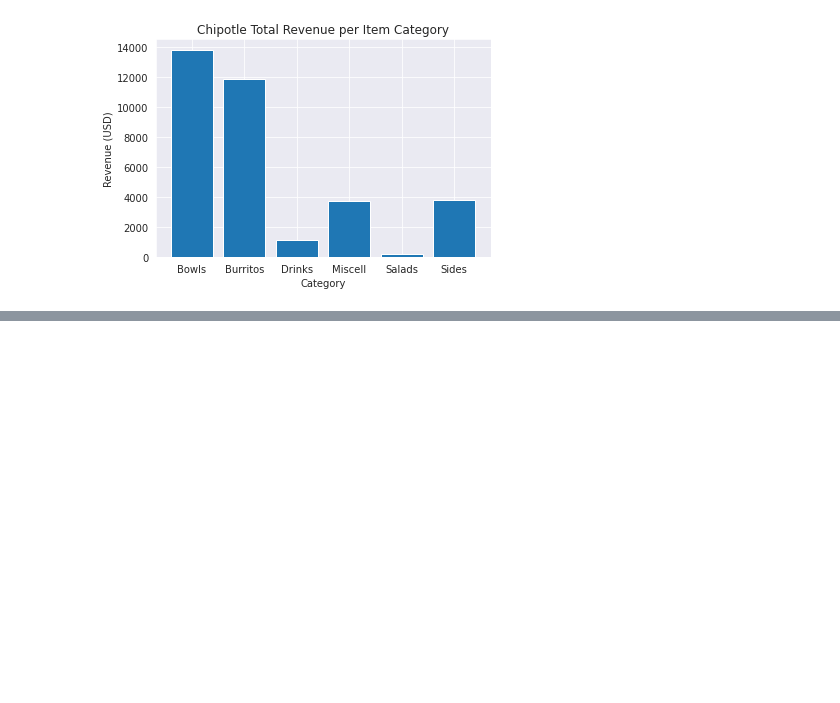
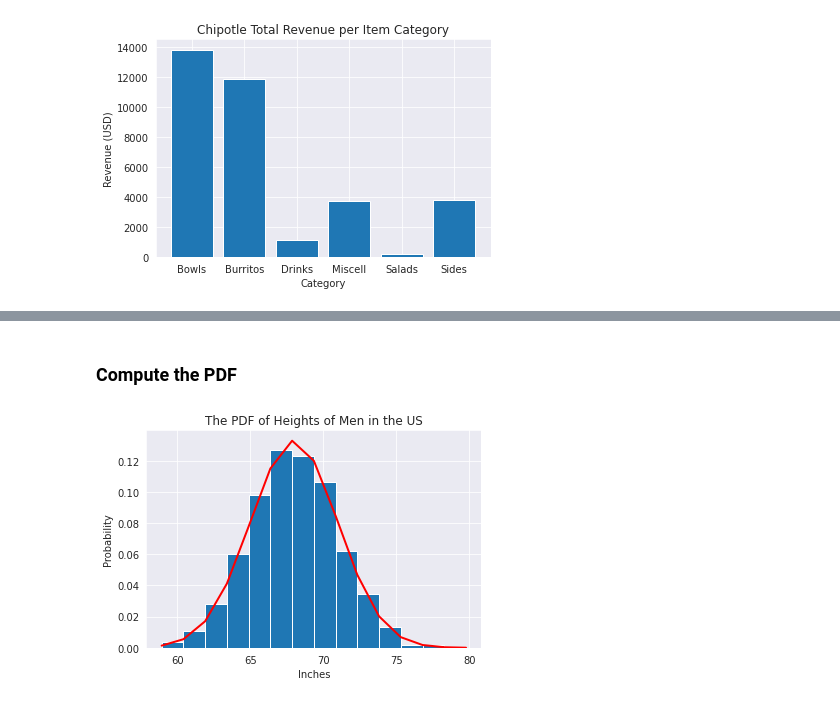
Before and after one commit to UPstartDeveloper/Problem_Solving_Practice, a Jupyter notebook: analysis/miscellaneous/Warm_Up_Analysis_Problems.ipynb, the cells around one changed output, grey strips where cells are left out. Drawn from its saved outputs; the diff is of its cells as text; code cells hidden in the pictures; blank space fills up the shorter version.

```diff
--- a/analysis/miscellaneous/Warm_Up_Analysis_Problems.ipynb
+++ b/analysis/miscellaneous/Warm_Up_Analysis_Problems.ipynb
@@ -261,0 +268,30 @@ plt.show()
+# %%
+import numpy as np
+from scipy import stats
+import matplotlib.pyplot as plt
+import seaborn as sns
+
+# plot pretty figures
+%matplotlib inline
+sns.set_style('darkgrid')
+
+np.random.seed(42)
+# %% [markdown]
+### Compute the PDF
+# %%
+# A: generate a sample dist
+mu, sigma = 68, 3.0  # mean and standard devivation
+num_men = 2_000  # guessing how many men were surveyed
+samples = np.random.normal(mu, sigma, num_men)
+# %%
+# B: the equation for the PDF is borrowed from the NumPy docs: https://numpy.org/doc/stable/reference/random/generated/numpy.random.normal.html
+bin_edges, bins_probabilites, ignored = plt.hist(samples, 14, density=True)
+plt.plot(bins_probabilites, 1/(sigma * np.sqrt(2 * np.pi)) *
+               np.exp(-(bins_probabilites - mu)**2 / (2 * sigma**2)),
+         linewidth=2, color='r')
+plt.title("The PDF of Heights of Men in the US")
+plt.ylabel("Probability")
+plt.xlabel("Inches")
+plt.show()
+# %% [output]
+[figure, added]
```
Also changed, not shown: parts of 6 cells of this notebook.
